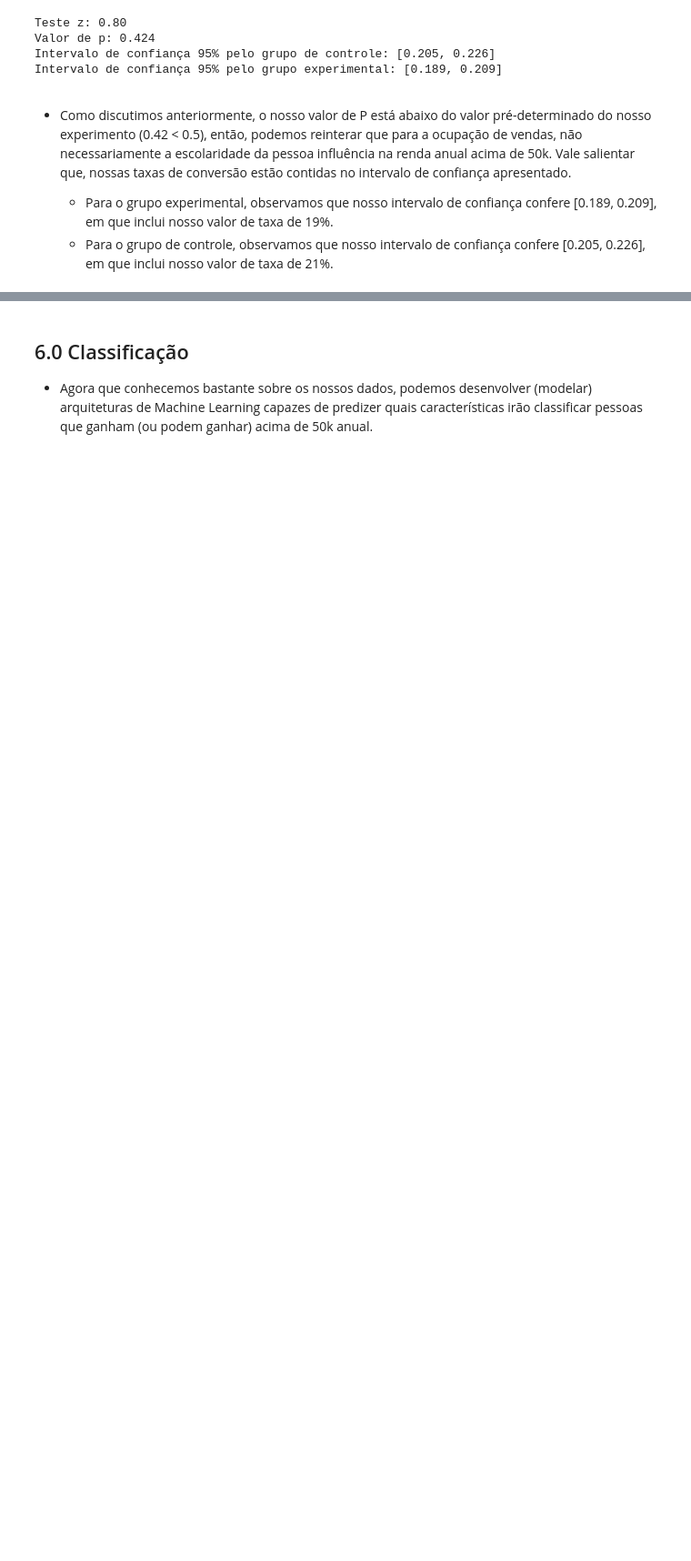
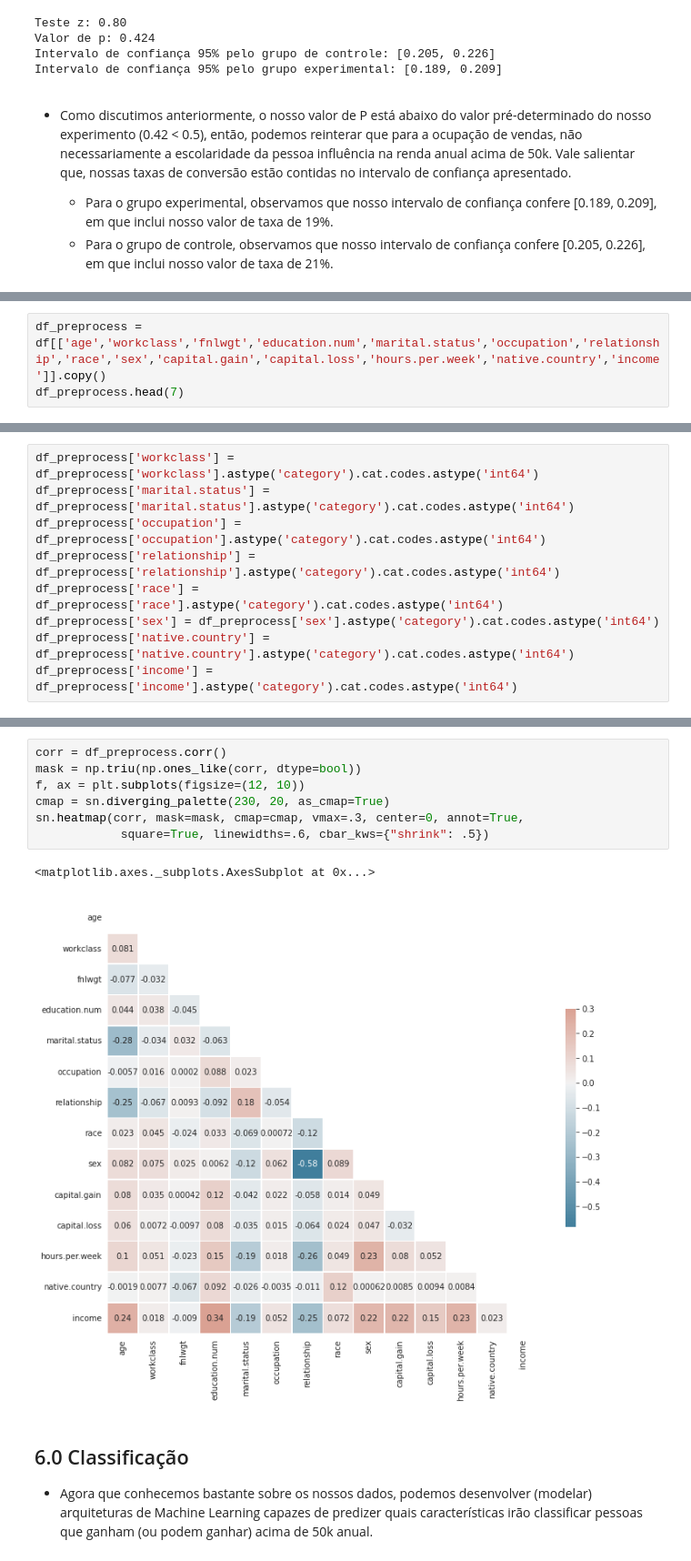
Before and after one commit to wander-asb/Adult-Income, a Jupyter notebook: Avaliacao_de_rendas.ipynb, the cells around one changed output, grey strips where cells are left out. Shown: that part at 91% size. Drawn from its saved outputs; the diff is of its cells as text; blank space fills up the shorter version.

```diff
--- a/Avaliacao_de_rendas.ipynb
+++ b/Avaliacao_de_rendas.ipynb
@@ -298,0 +306,3 @@ Intervalo de confiança 95% pelo grupo experimental: [0.189, 0.209]
+# %%
+df_preprocess = df[['age','workclass','fnlwgt','education.num','marital.status','occupation','relationship','race','sex','capital.gain','capital.loss','hours.per.week','native.country','income']].copy()
+df_preprocess.head(7)
@@ -298,0 +318,9 @@ Intervalo de confiança 95% pelo grupo experimental: [0.189, 0.209]
+# %%
+df_preprocess['workclass'] = df_preprocess['workclass'].astype('category').cat.codes.astype('int64')
+df_preprocess['marital.status'] = df_preprocess['marital.status'].astype('category').cat.codes.astype('int64')
+df_preprocess['occupation'] = df_preprocess['occupation'].astype('category').cat.codes.astype('int64')
+df_preprocess['relationship'] = df_preprocess['relationship'].astype('category').cat.codes.astype('int64')
+df_preprocess['race'] = df_preprocess['race'].astype('category').cat.codes.astype('int64')
+df_preprocess['sex'] = df_preprocess['sex'].astype('category').cat.codes.astype('int64')
+df_preprocess['native.country'] = df_preprocess['native.country'].astype('category').cat.codes.astype('int64')
+df_preprocess['income'] = df_preprocess['income'].astype('category').cat.codes.astype('int64')
@@ -299,3 +395,13 @@ Intervalo de confiança 95% pelo grupo experimental: [0.189, 0.209]
+# %%
+corr = df_preprocess.corr()
+mask = np.triu(np.ones_like(corr, dtype=bool))
+f, ax = plt.subplots(figsize=(12, 10))
+cmap = sn.diverging_palette(230, 20, as_cmap=True)
+sn.heatmap(corr, mask=mask, cmap=cmap, vmax=.3, center=0, annot=True,
+            square=True, linewidths=.6, cbar_kws={"shrink": .5})
+# %% [output]
+<matplotlib.axes._subplots.AxesSubplot at 0x...>
+[figure, added]
 # %% [markdown]
 ## 6.0 Classificação
 
```
Also changed, not shown: parts of 12 cells of this notebook.
